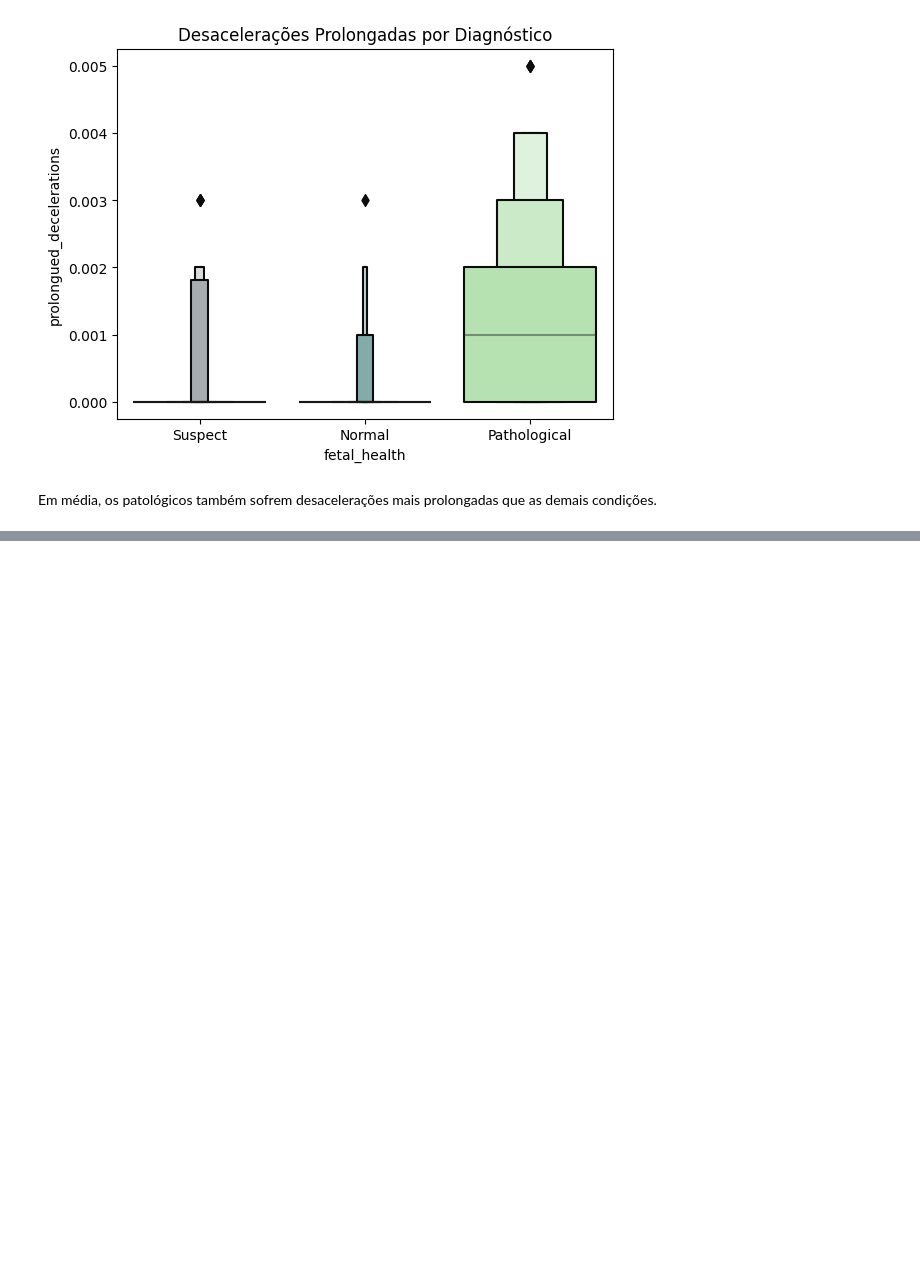
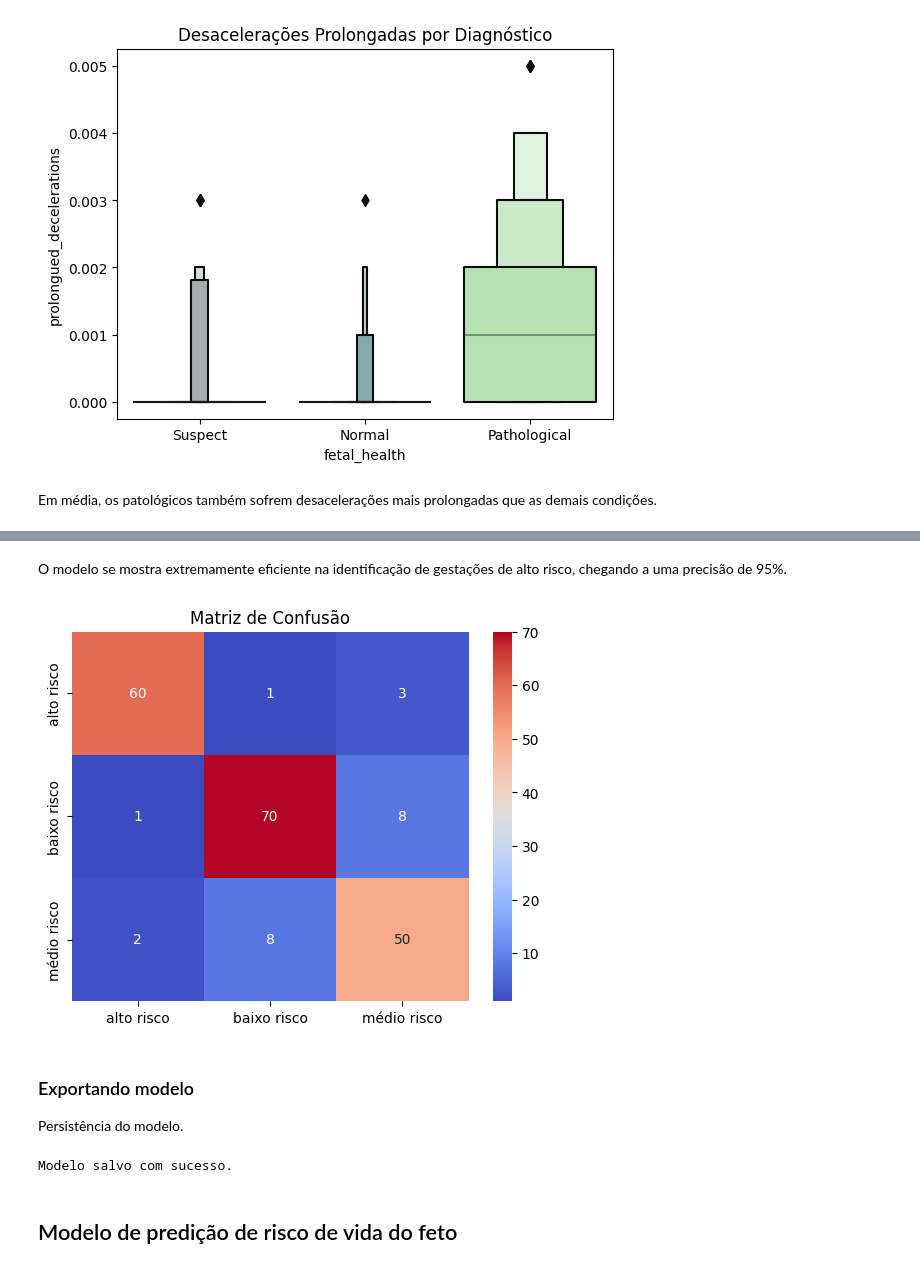
Before and after one commit to Curesharp/curesharp-datascience, a Jupyter notebook: analiseexploratoria.ipynb, the cells around one changed output, grey strips where cells are left out. Drawn from its saved outputs; the diff is of its cells as text; code cells hidden in the pictures; blank space fills up the shorter version.

```diff
--- a/analiseexploratoria.ipynb
+++ b/analiseexploratoria.ipynb
@@ -279,0 +351,13 @@ Em média, os patológicos também sofrem desacelerações mais prolongadas que
+# %%
+# Aplicando no DataFrame original
+maternal_health = maternal_health.drop(maternal_health.index[maternal_health.FrequenciaCardiaca == 7])
+
+# Separando entradas da saída
+x = maternal_health.drop(columns='NivelRisco')
+y = maternal_health['NivelRisco']
+
+# Conjunto de treinamento e conjunto de teste
+x_train, x_test, y_train, y_test = train_test_split(x, y, test_size = 0.2, random_state = 1)
+
+# Input
+x_train.head(10)
@@ -279,0 +394,12 @@ Em média, os patológicos também sofrem desacelerações mais prolongadas que
+# %%
+# Objeto do classificador
+rf = RandomForestClassifier(random_state=100)
+
+# Treinamento
+rf.fit(x_train, y_train)
+
+# Predições
+y_pred = rf.predict(x_test)
+
+# Visualizando saídas
+y_pred[:5]
@@ -279,0 +426,27 @@ Em média, os patológicos também sofrem desacelerações mais prolongadas que
+# %% [markdown]
+O modelo se mostra extremamente eficiente na identificação de gestações de alto risco, chegando a uma precisão de 95%.
+# %%
+# Pegando rótulos
+labels = np.unique(y_pred)
+
+# Criando mapa de calor da matriz de confusão
+ax = plt.axes()
+ax.set_title('Matriz de Confusão')
+sns.heatmap(confusion_matrix(y_test, y_pred), annot=True, xticklabels=labels, yticklabels=labels, cmap="coolwarm", ax = ax)
+plt.show()
+# %% [output]
+[figure, added]
+# %% [markdown]
+### Exportando modelo
+Persistência do modelo.
+# %%
+import pickle
+
+with open('maternal_model.pickle', 'wb') as file:
+    pickle.dump(rf, file)
+
+print('Modelo salvo com sucesso.')
+# %% [output]
+Modelo salvo com sucesso.
+# %% [markdown]
+## Modelo de predição de risco de vida do feto
```
Also changed, not shown: parts of 19 cells of this notebook.
